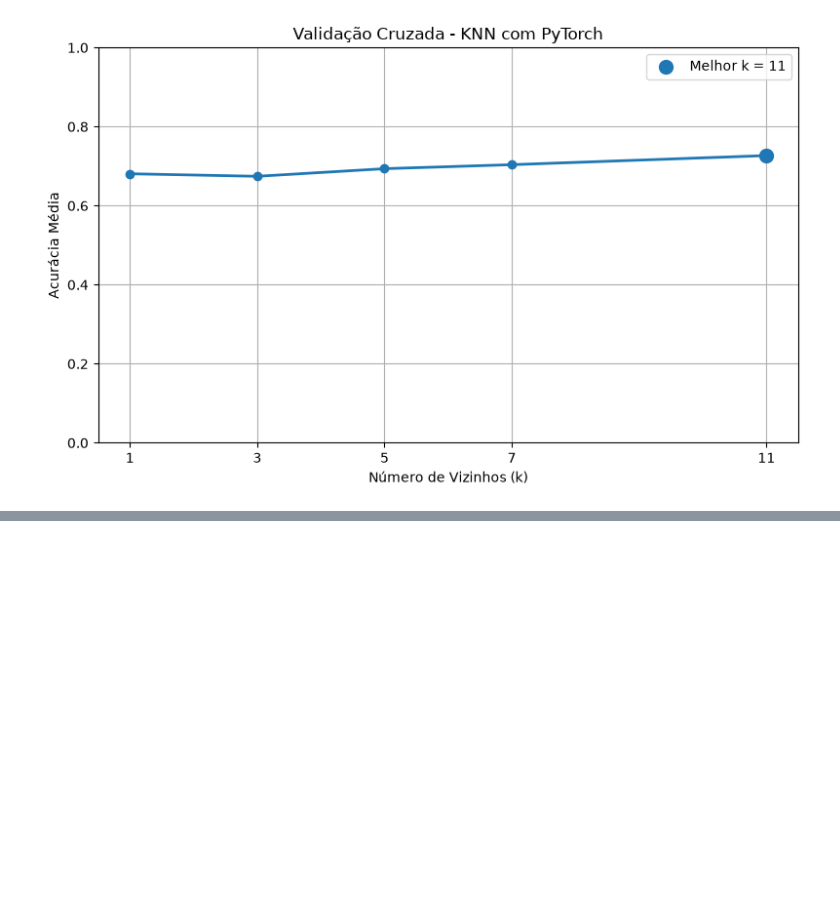
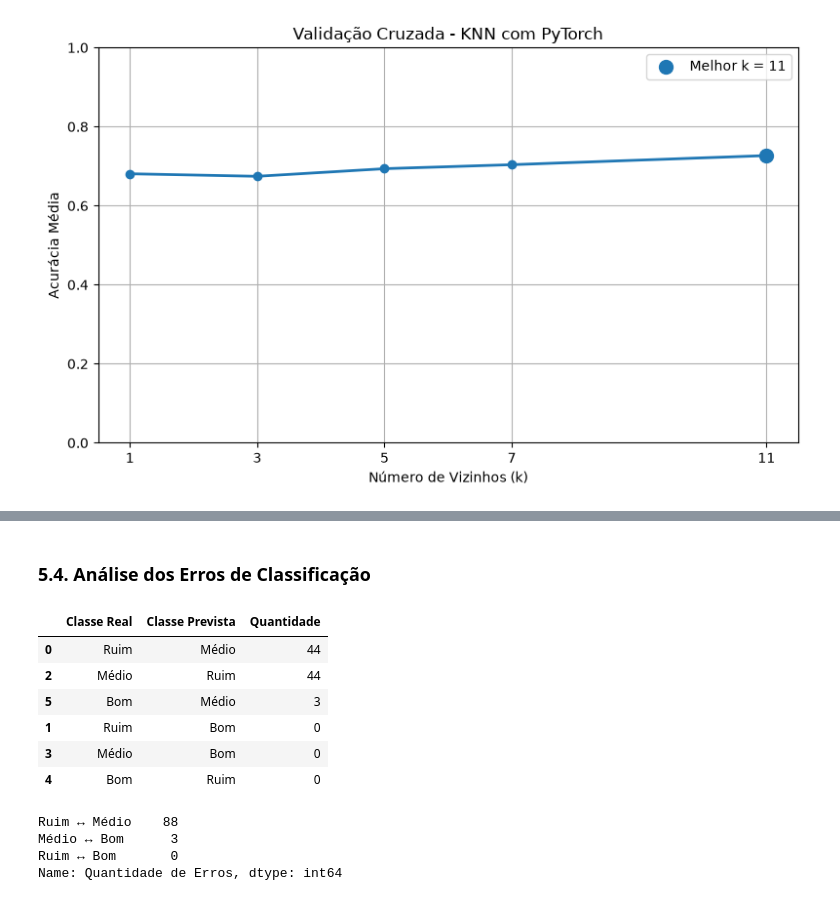
Before and after one commit to Pedrollucas/Sistemas-Inteligentes, a Jupyter notebook: notebooks/03_knn.ipynb, the cells around one changed output, grey strips where cells are left out. Drawn from its saved outputs; the diff is of its cells as text; code cells hidden in the pictures; blank space fills up the shorter version.

```diff
--- a/notebooks/03_knn.ipynb
+++ b/notebooks/03_knn.ipynb
@@ -561,0 +699,52 @@ figuras.mkdir(exist_ok=True)
+# %% [markdown]
+### 5.4. Análise dos Erros de Classificação
+# %%
+nomes_classes = ["Ruim", "Médio", "Bom"]
+
+# Armazena os erros
+erros = []
+
+# Percorre a matriz de confusão
+for i in range(3):
+    for j in range(3):
+
+        # Considera apenas os erros
+        if i != j:
+            erros.append({
+                "Classe Real": nomes_classes[i],
+                "Classe Prevista": nomes_classes[j],
+                "Quantidade": matriz[i, j]
+            })
+
+tabela_erros = pd.DataFrame(erros)
+
+tabela_erros = tabela_erros.sort_values(
+    by="Quantidade",
+    ascending=False
+)
+
+display(tabela_erros)
+# %% [output]
+|  | Classe Real | Classe Prevista | Quantidade |
+| 0 | Ruim | Médio | 44 |
+| 2 | Médio | Ruim | 44 |
+| 5 | Bom | Médio | 3 |
+| 1 | Ruim | Bom | 0 |
+| 3 | Médio | Bom | 0 |
+| 4 | Bom | Ruim | 0 |
+# %%
+pares_erros = {
+    "Ruim ↔ Médio": matriz[0, 1] + matriz[1, 0],
+    "Ruim ↔ Bom": matriz[0, 2] + matriz[2, 0],
+    "Médio ↔ Bom": matriz[1, 2] + matriz[2, 1]
+}
+
+display(
+    pd.Series(pares_erros, name="Quantidade de Erros")
+      .sort_values(ascending=False)
+)
+# %% [output]
+Ruim ↔ Médio    88
+Médio ↔ Bom      3
+Ruim ↔ Bom       0
+Name: Quantidade de Erros, dtype: int64
```
Also changed, not shown: parts of 7 cells of this notebook, 1 other file.
